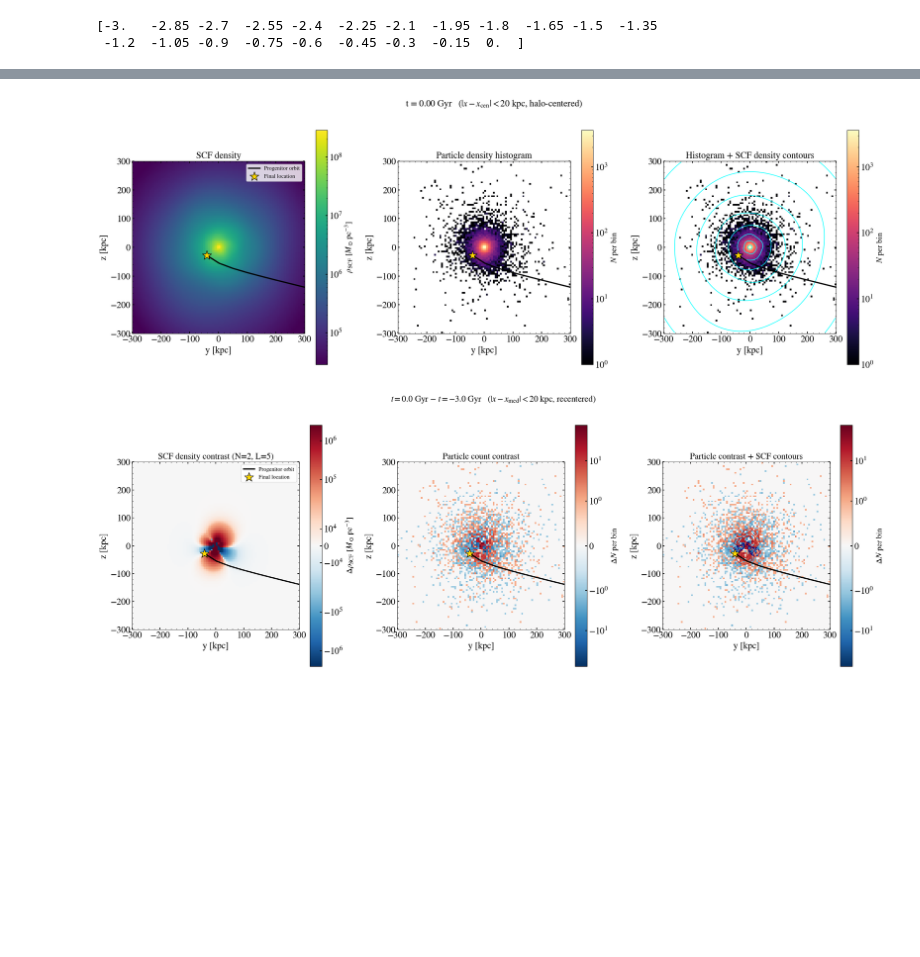
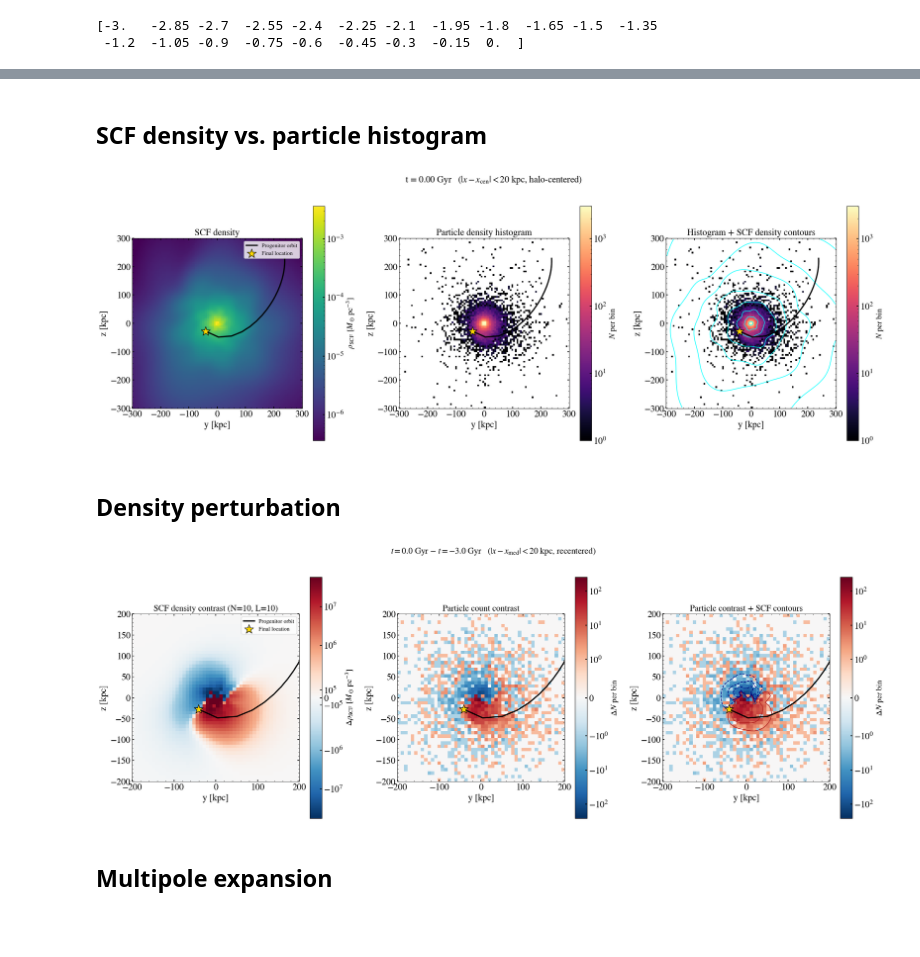
Before and after one commit to mylana-vn/onboarding-exercises, a Jupyter notebook: scf_density.ipynb, the cells around one changed output, grey strips where cells are left out. Saved outputs shown, nothing was run; the diff lists cells and outputs as text; code cells hidden in the pictures; blank space fills up the shorter version.

Commit message:
time dependent scf from nbody, working on multipole expansion

```diff
--- a/scf_density.ipynb
+++ b/scf_density.ipynb
@@ -2,6 +2,7 @@
 import pandas as pd
 import numpy as np
 import matplotlib.pyplot as plt
+import astropy.units as u
 
 plt.rcParams['xtick.direction'] = 'in'
 plt.rcParams['ytick.direction'] = 'in'
@@ -21,13 +22,14 @@ plt.rcParams['ytick.minor.visible'] = True
 
 times = np.load('results/times.npy')
 print(times)
-pos_full = np.load('results/pos_full.npy')
+pos_full = np.load('results/pos_full_plummer.npy')
 best_M = np.load('results/best_M.npy')
 best_a = np.load('results/best_a.npy')
 
 n_particles = pos_full.shape[1]
 
 mass = np.full(n_particles, best_M / n_particles)
+mass *= u.Msun
 
 i_now = np.argmin(np.abs(times - 0.0))
 i_ini = np.argmin(np.abs(times - (-3.0)))
@@ -72,9 +76,14 @@ from galpy.potential import scf_compute_coeffs_nbody
 ro = 8.
 pos_scf = pos.T / ro   # (n_particles, 3) -> (3, n_particles)
 Acos, Asin = scf_compute_coeffs_nbody(pos_scf, N=8, L=6, mass=mass)
+# %%
+from galpy.potential import SCFPotential
+import astropy.units as u
+
+scf_halo = SCFPotential.from_nbody(pos_full, N=10, L=10, a=best_a, mass=mass, tgrid=times*u.Gyr)
 # %%
-from galpy.potential import SCFPotential
-pot = SCFPotential(Acos=Acos, Asin=Asin, a=best_a)
-pot.turn_physical_on(ro=ro)
+# from galpy.potential import SCFPotential
+# pot = SCFPotential(Acos=Acos, Asin=Asin, a=best_a)
+# pot.turn_physical_on(ro=ro)
 # %%
 import astropy.units as u
@@ -139,10 +166,12 @@ Text(0, 0.5, 'z')
+# %% [markdown]
+## SCF density vs. particle histogram
 # %%
 from matplotlib.colors import LogNorm
 import astropy.units as u
 
-o_lmc_x = np.load('results/o_lmc_x.npy')
-o_lmc_y = np.load('results/o_lmc_y.npy')
-o_lmc_z = np.load('results/o_lmc_z.npy')
+o_lmc_x = np.load('results/o_lmc_x_plummer.npy')
+o_lmc_y = np.load('results/o_lmc_y_plummer.npy')
+o_lmc_z = np.load('results/o_lmc_z_plummer.npy')
 
 # ----- slice / grid settings (mirror the original delta-N plot) -----
 t_final = 0.0                # snapshot the SCF (`pot`) and `center` were built from
@@ -166,7 +195,7 @@ dens = np.zeros_like(Y)
 for xv in xplanes:
     R = np.sqrt(xv**2 + Y**2)
     phi = np.arctan2(Y, np.full_like(Y, xv))
-    dens += np.array(pot.dens(R.ravel() * u.kpc, Z.ravel() * u.kpc,
+    dens += np.array(scf_halo.dens(R.ravel() * u.kpc, Z.ravel() * u.kpc,
                               phi.ravel())).reshape(Y.shape)
 dens /= len(xplanes)
 
@@ -220,17 +249,22 @@ plt.tight_layout()
 #plt.savefig('02c_scf_density_yz_slice.png', dpi=200, bbox_inches='tight')
 plt.show()
 # %% [output]
-[figure, old version]
+[figure, new version]
+# %% [markdown]
+## Density perturbation
 # %%
 from matplotlib.colors import SymLogNorm
+from galpy.potential import scf_compute_coeffs_nbody
 import astropy.units as u
 
+ro = 8.
+
 # ---- SCF settings (see note above): low-L is fast and captures the wake ----
-N_scf, L_scf = 2, 5
+N_scf, L_scf = 10, 10
 t_init, t_final = -3.0, 0.0
 slice_halfwidth = 20.0
-bins = 100
-extent = (-300, 300, -300, 300)
+bins = 50
+extent = (-200, 200, -200, 200)
 yedges = np.linspace(extent[0], extent[1], bins + 1)
 zedges = np.linspace(extent[2], extent[3], bins + 1)
 yc = 0.5 * (yedges[:-1] + yedges[1:]); zc = 0.5 * (zedges[:-1] + zedges[1:])
@@ -292,31 +326,35 @@ def _overlay(ax):
     ax.set_xlabel('y [kpc]', fontsize=18); ax.set_ylabel('z [kpc]', fontsize=18)
     ax.set_aspect('equal')
 
 fig, axes = plt.subplots(1, 3, figsize=(22, 7.5))
 
 im0 = axes[0].imshow(dRho, origin='lower', extent=extent, norm=norm_d, cmap=cmap)
 axes[0].set_title(f'SCF density contrast (N={N_scf}, L={L_scf})', fontsize=17)
 fig.colorbar(im0, ax=axes[0], label=r'$\Delta\rho_{\rm SCF}$ [$M_\odot\,{\rm pc}^{-3}$]')
 _overlay(axes[0]); axes[0].legend(loc='upper right', fontsize=11)
 
 im1 = axes[1].imshow(dH.T, origin='lower', extent=extent, norm=norm_h, cmap=cmap)
 axes[1].set_title('Particle count contrast', fontsize=17)
 fig.colorbar(im1, ax=axes[1], label=r'$\Delta N$ per bin')
 _overlay(axes[1])
 
 im2 = axes[2].imshow(dH.T, origin='lower', extent=extent, norm=norm_h, cmap=cmap)
 axes[2].contour(yc, zc, dRho, levels=pos_lv, colors='firebrick', linewidths=1.3)
 axes[2].contour(yc, zc, dRho, levels=neg_lv, colors='navy', linewidths=1.3,
                 linestyles='--')
 axes[2].set_title('Particle contrast + SCF contours', fontsize=17)
 fig.colorbar(im2, ax=axes[2], label=r'$\Delta N$ per bin')
 _overlay(axes[2])
 
 fig.suptitle(rf'$t={t_final:.1f}$ Gyr $-$ $t={t_init:.1f}$ Gyr   '
              rf'($|x-x_{{\rm med}}|<{slice_halfwidth:.0f}$ kpc, recentered)',
              fontsize=17, y=1.02)
 plt.tight_layout()
 #plt.savefig('02d_scf_density_contrast.png', dpi=200, bbox_inches='tight')
 plt.show()
 # %% [output]
-[figure, old version]
+[figure, new version]
+# %% [markdown]
+## Multipole expansion
+# %% [markdown]
+##
```
Also changed, not shown: parts of 13 cells of this notebook, 7 other files.
